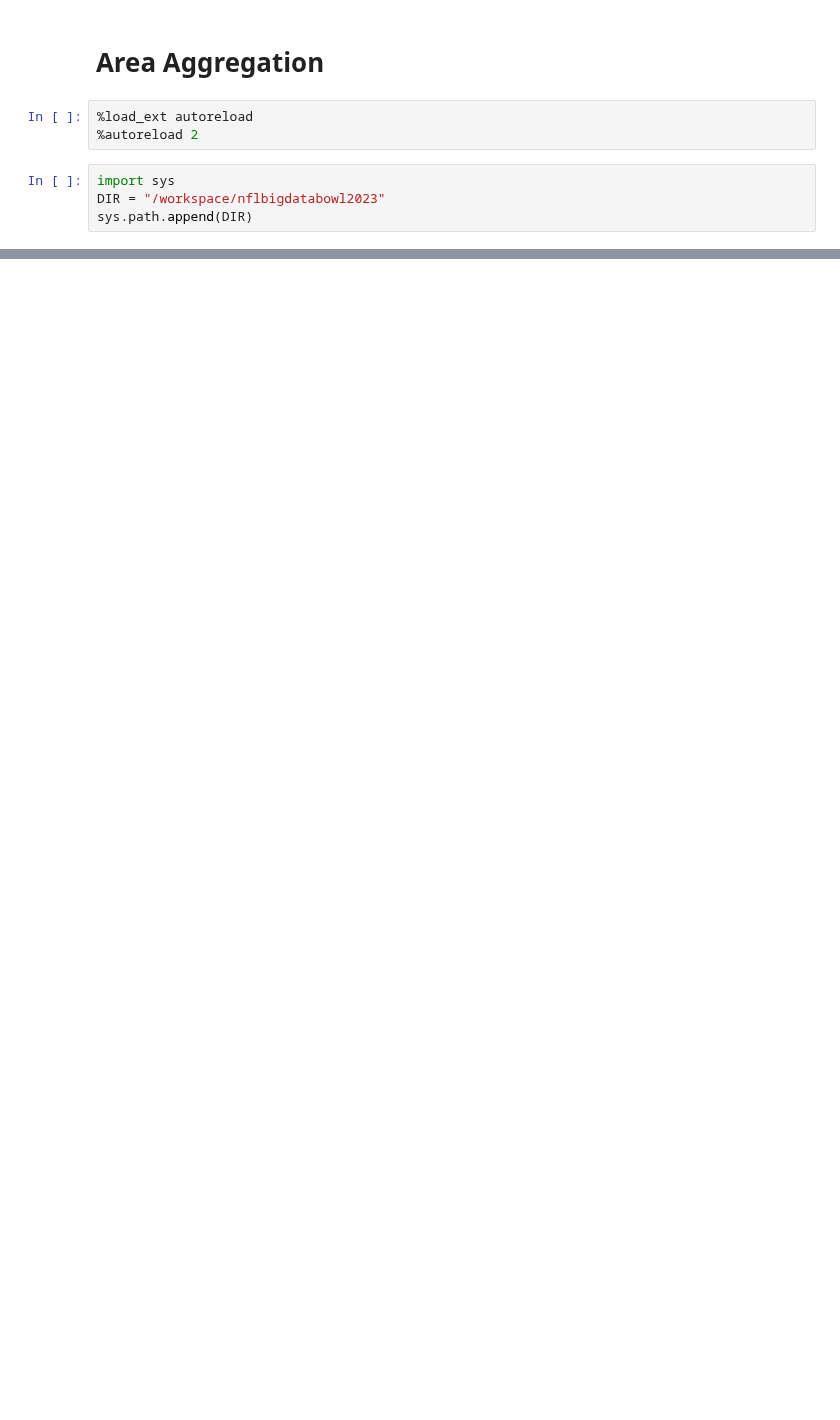
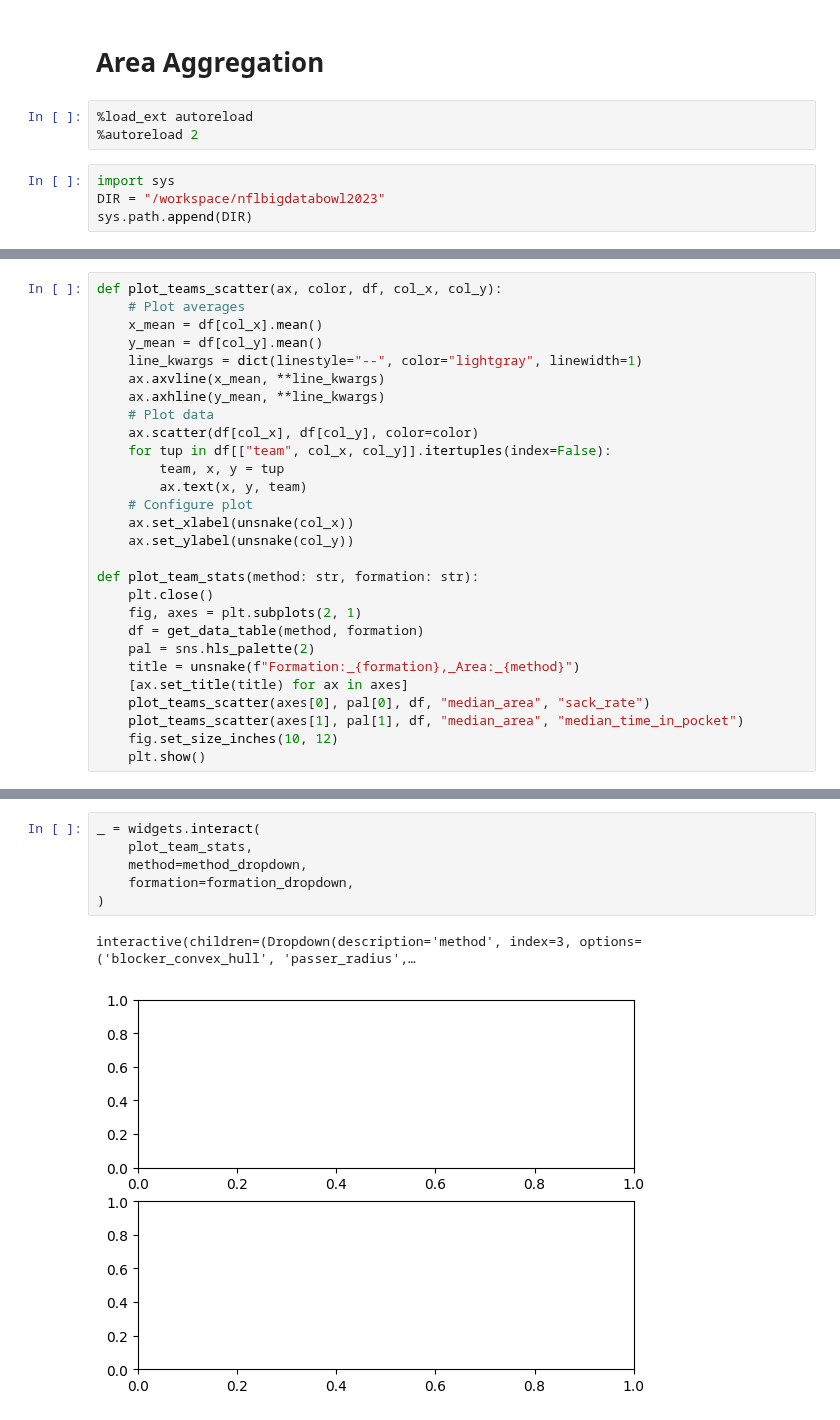
Before and after one commit to vingkan/nflbigdatabowl2023, a Jupyter notebook: notebooks/vinesh/area_aggregation.ipynb, the cells around one changed output, grey strips where cells are left out. Drawn from its saved outputs; the diff is of its cells as text; blank space fills up the shorter version.

```diff
--- a/notebooks/vinesh/area_aggregation.ipynb
+++ b/notebooks/vinesh/area_aggregation.ipynb
@@ -39,0 +142,28 @@ df_median_areas[cols].head()
+# %%
+def plot_teams_scatter(ax, color, df, col_x, col_y):
+    # Plot averages
+    x_mean = df[col_x].mean()
+    y_mean = df[col_y].mean()
+    line_kwargs = dict(linestyle="--", color="lightgray", linewidth=1)
+    ax.axvline(x_mean, **line_kwargs)
+    ax.axhline(y_mean, **line_kwargs)
+    # Plot data
+    ax.scatter(df[col_x], df[col_y], color=color)
+    for tup in df[["team", col_x, col_y]].itertuples(index=False):
+        team, x, y = tup
+        ax.text(x, y, team)
+    # Configure plot
+    ax.set_xlabel(unsnake(col_x))
+    ax.set_ylabel(unsnake(col_y))
+
+def plot_team_stats(method: str, formation: str):
+    plt.close()
+    fig, axes = plt.subplots(2, 1)
+    df = get_data_table(method, formation)
+    pal = sns.hls_palette(2)
+    title = unsnake(f"Formation:_{formation},_Area:_{method}")
+    [ax.set_title(title) for ax in axes]
+    plot_teams_scatter(axes[0], pal[0], df, "median_area", "sack_rate")
+    plot_teams_scatter(axes[1], pal[1], df, "median_area", "median_time_in_pocket")
+    fig.set_size_inches(10, 12)
+    plt.show()
@@ -39,0 +178,9 @@ df_median_areas[cols].head()
+# %%
+_ = widgets.interact(
+    plot_team_stats,
+    method=method_dropdown,
+    formation=formation_dropdown,
+)
+# %% [output]
+interactive(children=(Dropdown(description='method', index=3, options=('blocker_convex_hull', 'passer_radius',…
+[figure, added]
```
Also changed, not shown: parts of 14 cells of this notebook, 4 other files.
